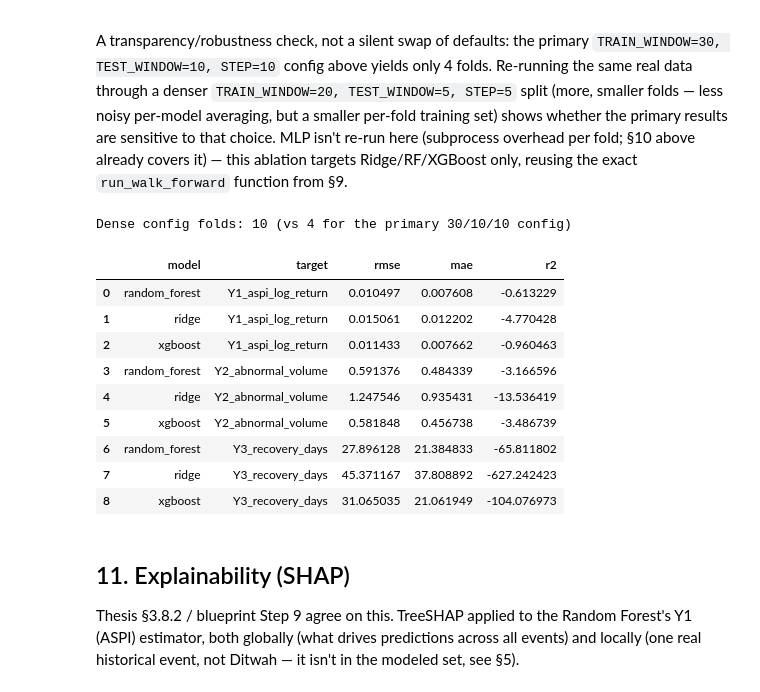
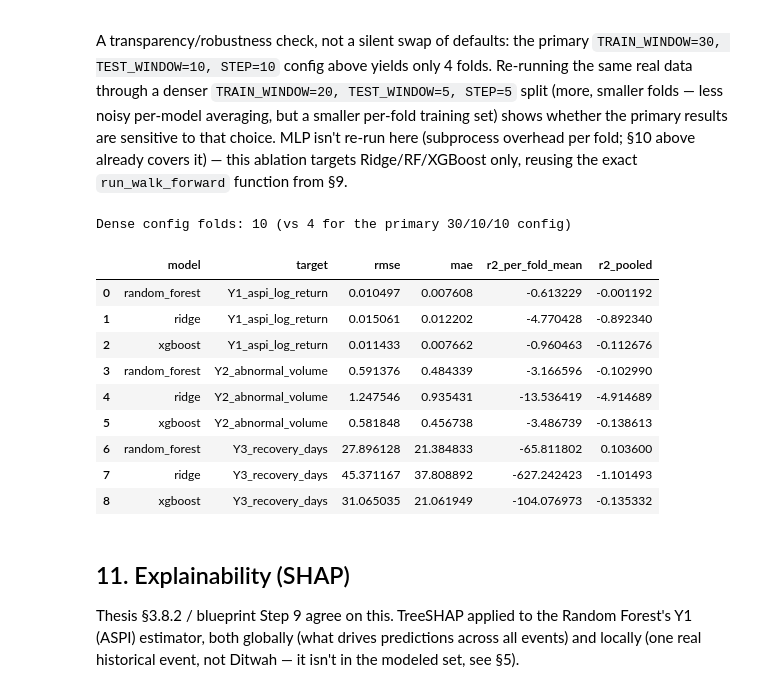
Before and after one commit to Hashan-Samarakkody/CSE-disaster-impact-predictor, a Jupyter notebook: disaster_finance_predictor/notebooks/CSE_Disaster_Impact_Pipeline.ipynb, the cells around one changed output. Drawn from its saved outputs; the diff is of its cells as text; code cells hidden in the pictures.

```diff
--- a/disaster_finance_predictor/notebooks/CSE_Disaster_Impact_Pipeline.ipynb
+++ b/disaster_finance_predictor/notebooks/CSE_Disaster_Impact_Pipeline.ipynb
@@ -438,7 +438,7 @@ All folds verified strictly chronological (no look-ahead).
 **New: per-fold feature selection.** New features (§7) push the feature count from 28 to ~32 against N≈64-74 — a real overfitting risk. An RF-importance top-20 selection is fit on each fold's training data only (no leakage) and applied identically before every model (Ridge/RF/XGBoost/MLP) that fold.
 # %%
 from sklearn.model_selection import GridSearchCV
-from sklearn.metrics import make_scorer
+from sklearn.metrics import make_scorer, r2_score
 from sklearn.multioutput import MultiOutputRegressor
 from sklearn.ensemble import RandomForestRegressor
 from xgboost import XGBRegressor
@@ -485,18 +485,28 @@ def select_top_features(X_train, y_train, k=20, random_state=RANDOM_STATE):
 
 
 def score_all_targets(y_true_df, pred_array, store):
+    """Records per-fold RMSE/MAE/R2 *and* the raw (y_true, y_pred) arrays --
+    the raw arrays let the caller compute a POOLED R2 across all folds
+    afterward, since per-fold R2 on a 5-10 point test window is numerically
+    unstable (see §10 markdown)."""
     for i, target in enumerate(TARGET_COLS):
-        m = evaluate_regression(y_true_df[target], pred_array[:, i])
+        yt = y_true_df[target].to_numpy()
+        yp = pred_array[:, i]
+        m = evaluate_regression(yt, yp)
         for k in ("rmse", "mae", "r2"):
             store[target][k].append(m[k])
+        store[target]["y_true"].append(yt)
+        store[target]["y_pred"].append(yp)
 
 
 def run_walk_forward(splits, X_all, y_all, k_features=20, verbose=True):
     """Fit Ridge/RF/XGBoost per fold (RF/XGBoost grid-searched jointly across
     all 3 targets), score every target separately. Returns (results,
-    last_fold_models, last_fold_selected_features)."""
+    last_fold_models, last_fold_selected_features). `results[model][target]`
+    carries both the per-fold-averaged metrics and a `pooled_r2` computed
+    once over every fold's out-of-fold predictions concatenated together."""
     results = {
-        name: {t: {"rmse": [], "mae": [], "r2": []} for t in TARGET_COLS}
+        name: {t: {"rmse": [], "mae": [], "r2": [], "y_true": [], "y_pred": []} for t in TARGET_COLS}
         for name in ("ridge", "random_forest", "xgboost")
     }
     last_models, last_features = {}, None
@@ -535,6 +545,12 @@ def run_walk_forward(splits, X_all, y_all, k_features=20, verbose=True):
 
         last_models = {"ridge": ridge, "random_forest": rf, "xgboost": xgb}
 
+    for name in results:
+        for t in TARGET_COLS:
+            yt_all = np.concatenate(results[name][t]["y_true"])
+            yp_all = np.concatenate(results[name][t]["y_pred"])
+            results[name][t]["pooled_r2"] = float(r2_score(yt_all, yp_all))
+
     return results, last_models, last_features
 
 
@@ -545,7 +561,8 @@ for name, targets_m in results.items():
     for t in TARGET_COLS:
         m = targets_m[t]
         print(f"{name:>14s} | {t:<20s} RMSE mean={np.mean(m['rmse']):.4f}  "
-              f"MAE mean={np.mean(m['mae']):.4f}  R2 mean={np.mean(m['r2']):.4f}")
+              f"MAE mean={np.mean(m['mae']):.4f}  R2(per-fold mean)={np.mean(m['r2']):.4f}  "
+              f"R2(pooled)={m['pooled_r2']:.4f}")
 # %% [output]
 fold 0: RF best={'estimator__max_depth': 4, 'estimator__min_samples_leaf': 4, 'estimator__n_estimators': 100}
         XGB best={'estimator__learning_rate': 0.05, 'estimator__max_depth': 6, 'estimator__n_estimators': 100}
@@ -603,7 +620,7 @@ def train_mlp_subprocess(X_train, y_train, X_test):
         pred_scaled = np.load(out_path)["pred"]
         return y_scaler.inverse_transform(pred_scaled)  # back to raw target scale before evaluating
 
-mlp_metrics = {t: {"rmse": [], "mae": [], "r2": []} for t in TARGET_COLS}
+mlp_metrics = {t: {"rmse": [], "mae": [], "r2": [], "y_true": [], "y_pred": []} for t in TARGET_COLS}
 for s in splits:
     X_tr, X_te = X_res.iloc[s.train_index], X_res.iloc[s.test_index]
     y_tr, y_te = y_res.iloc[s.train_index], y_res.iloc[s.test_index]
@@ -614,8 +631,12 @@ for s in splits:
     score_all_targets(y_te, pred, mlp_metrics)
 
 for t in TARGET_COLS:
+    yt_all = np.concatenate(mlp_metrics[t]["y_true"])
+    yp_all = np.concatenate(mlp_metrics[t]["y_pred"])
+    mlp_metrics[t]["pooled_r2"] = float(r2_score(yt_all, yp_all))
     m = mlp_metrics[t]
     print(f"{'mlp':>14s} | {t:<20s} RMSE mean={np.mean(m['rmse']):.4f}  "
-          f"MAE mean={np.mean(m['mae']):.4f}  R2 mean={np.mean(m['r2']):.4f}")
+          f"MAE mean={np.mean(m['mae']):.4f}  R2(per-fold mean)={np.mean(m['r2']):.4f}  "
+          f"R2(pooled)={m['pooled_r2']:.4f}")
 results["mlp"] = mlp_metrics
 # %% [output]
@@ -633,7 +654,8 @@ for name, targets_m in results.items():
         m = targets_m[t]
         rows.append({
             "model": name, "target": t,
-            "rmse": np.mean(m["rmse"]), "mae": np.mean(m["mae"]), "r2": np.mean(m["r2"]),
+            "rmse": np.mean(m["rmse"]), "mae": np.mean(m["mae"]),
+            "r2_per_fold_mean": np.mean(m["r2"]), "r2_pooled": m["pooled_r2"],
         })
 summary = pd.DataFrame(rows)
 ridge_rmse_by_target = summary[summary["model"] == "ridge"].set_index("target")["rmse"]
@@ -665,28 +689,32 @@ A transparency/robustness check, not a silent swap of defaults: the primary `TRA
 # %%
 splits_dense = list(generate_walk_forward_splits(len(X_res), train_window=20, test_window=5, step=5))
 print(f"Dense config folds: {len(splits_dense)} (vs {len(splits)} for the primary 30/10/10 config)")
 
 results_dense, _, _ = run_walk_forward(splits_dense, X_res, y_res, verbose=False)
 
 rows = []
 for name, targets_m in results_dense.items():
     for t in TARGET_COLS:
         m = targets_m[t]
-        rows.append({"model": name, "target": t, "rmse": np.mean(m["rmse"]), "mae": np.mean(m["mae"]), "r2": np.mean(m["r2"])})
+        rows.append({
+            "model": name, "target": t,
+            "rmse": np.mean(m["rmse"]), "mae": np.mean(m["mae"]),
+            "r2_per_fold_mean": np.mean(m["r2"]), "r2_pooled": m["pooled_r2"],
+        })
 summary_dense = pd.DataFrame(rows).sort_values(["target", "model"]).reset_index(drop=True)
 summary_dense
 # %% [output]
 Dense config folds: 10 (vs 4 for the primary 30/10/10 config)
-|  | model | target | rmse | mae | r2 |
-| 0 | random_forest | Y1_aspi_log_return | 0.010497 | 0.007608 | -0.613229 |
-| 1 | ridge | Y1_aspi_log_return | 0.015061 | 0.012202 | -4.770428 |
-| 2 | xgboost | Y1_aspi_log_return | 0.011433 | 0.007662 | -0.960463 |
-| 3 | random_forest | Y2_abnormal_volume | 0.591376 | 0.484339 | -3.166596 |
-| 4 | ridge | Y2_abnormal_volume | 1.247546 | 0.935431 | -13.536419 |
-| 5 | xgboost | Y2_abnormal_volume | 0.581848 | 0.456738 | -3.486739 |
-| 6 | random_forest | Y3_recovery_days | 27.896128 | 21.384833 | -65.811802 |
-| 7 | ridge | Y3_recovery_days | 45.371167 | 37.808892 | -627.242423 |
-| 8 | xgboost | Y3_recovery_days | 31.065035 | 21.061949 | -104.076973 |
+|  | model | target | rmse | mae | r2_per_fold_mean | r2_pooled |
+| 0 | random_forest | Y1_aspi_log_return | 0.010497 | 0.007608 | -0.613229 | -0.001192 |
+| 1 | ridge | Y1_aspi_log_return | 0.015061 | 0.012202 | -4.770428 | -0.892340 |
+| 2 | xgboost | Y1_aspi_log_return | 0.011433 | 0.007662 | -0.960463 | -0.112676 |
+| 3 | random_forest | Y2_abnormal_volume | 0.591376 | 0.484339 | -3.166596 | -0.102990 |
+| 4 | ridge | Y2_abnormal_volume | 1.247546 | 0.935431 | -13.536419 | -4.914689 |
+| 5 | xgboost | Y2_abnormal_volume | 0.581848 | 0.456738 | -3.486739 | -0.138613 |
+| 6 | random_forest | Y3_recovery_days | 27.896128 | 21.384833 | -65.811802 | 0.103600 |
+| 7 | ridge | Y3_recovery_days | 45.371167 | 37.808892 | -627.242423 | -1.101493 |
+| 8 | xgboost | Y3_recovery_days | 31.065035 | 21.061949 | -104.076973 | -0.135332 |
 # %% [markdown]
 ## 11. Explainability (SHAP)
 
```
Also changed, not shown: parts of 5 cells of this notebook, 1 other file.
